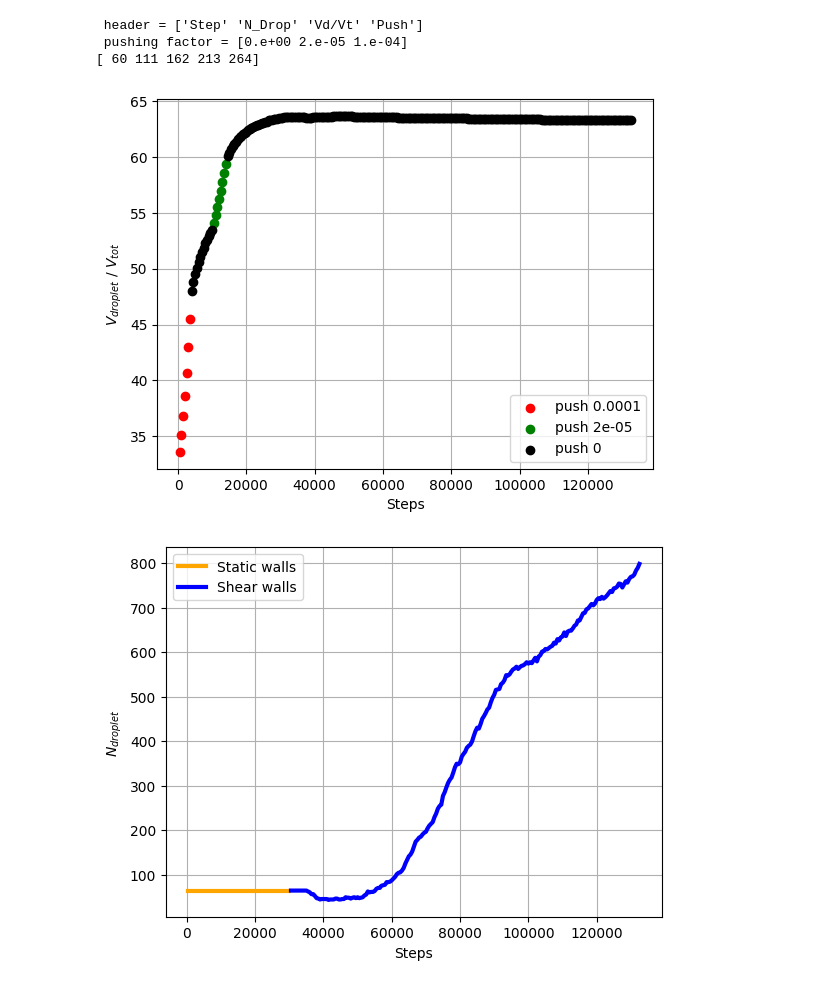
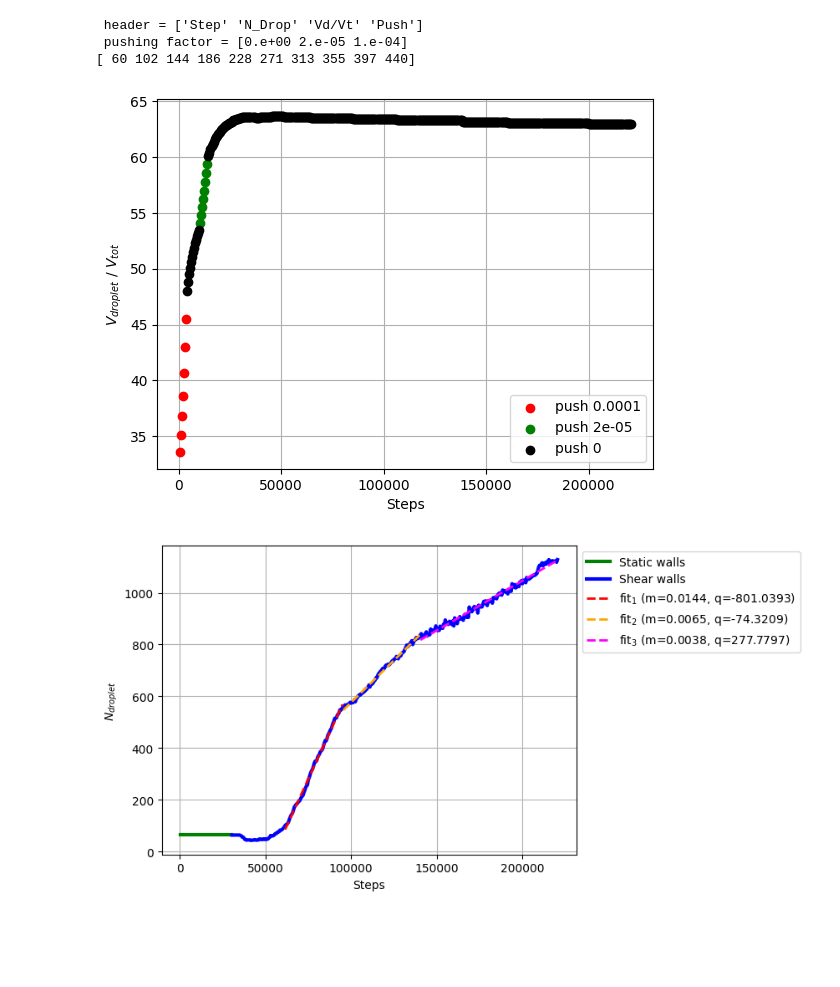
Before and after one commit to mattiamencagli/my-python-plots, a Jupyter notebook: mayo_tests.ipynb, the cells around one changed output. Saved outputs shown, nothing was run; the diff lists cells and outputs as text; code cells hidden in the pictures; blank space fills up the shorter version.

```diff
--- a/mayo_tests.ipynb
+++ b/mayo_tests.ipynb
@@ -62,7 +63,7 @@ name  = "avgz.out"
 avgz  = np.loadtxt(direc+name)
 first_out_shear = int(start_move / dt)
 number_out = int(A[-1,0]/dt)
-number_lines = 5;
+number_lines = 10;
 RR = np.linspace(first_out_shear,number_out-1,number_lines).astype(int)
 print(RR)
 
@@ -87,6 +88,7 @@ def binning(d, info, b, rr):
     max_drop_idx = np.argmax(info[1,:])
     max_d = max(d[max_drop_idx,:])+1
     min_d = min(d[max_drop_idx,:])-1
+    #bins = np.logspace(np.log10(min_d), np.log10(max_d), num=b)
     bins = np.logspace(np.log10(min_d), np.log10(max_d), num=b)
     all_count = []; all_bin_edges = []
     for i in rr:
@@ -98,14 +100,14 @@ step_e_num, d_vol, avg_e_tot_vol = read_nonunif_col(direc+name)
 name = "droplets_surface_clean.dat"
 step_e_num, d_sur, avg_e_tot_vol = read_nonunif_col(direc+name)
 B = 30
-#number_lines_b = 8;
-#RRb = np.linspace(first_out_shear+1,number_out-1,number_lines_b).astype(int)
-count_vol, bin_edges_vol = binning(d_vol, step_e_num, B, RR)
-count_sur, bin_edges_sur = binning(d_sur, step_e_num, B, RR)
+number_lines_b = 5;
+RRb = np.linspace(first_out_shear,number_out-1,number_lines_b).astype(int)
+count_vol, bin_edges_vol = binning(d_vol, step_e_num, B, RRb)
+count_sur, bin_edges_sur = binning(d_sur, step_e_num, B, RRb)
 # %% [output]
  header = ['Step' 'N_Drop' 'Vd/Vt' 'Push']
  pushing factor = [0.e+00 2.e-05 1.e-04]
-[ 60 111 162 213 264]
+[ 60 102 144 186 228 271 313 355 397 440]
 # %%
 def pp(f, p, col):
     mask = (f[:,3] == p)
@@ -114,51 +116,61 @@ _ = plt.figure(3)
 pp(A, ps[2], "red")
 pp(A, ps[1], "green")
 pp(A, ps[0], "black")
+_ = plt.rc('axes', axisbelow=True)
 _ = plt.legend()
-_ = plt.rc('axes', axisbelow=True)
 _ = plt.grid()
 _ = plt.xlabel("Steps")
 _ = plt.ylabel("$V_{droplet}$ / $V_{tot}$")
+#_ = plt.xlim(0,30000)
 
 
 def ppN(f, start, stop, name, col):
     mask = ( (f[:,0]<=stop) & (f[:,0]>start) )
     _ = plt.plot(f[mask,0], f[mask,1], color=col, linewidth=3, label=name)
+def plot_lin_fit(f, start, stop, name, col):
+    mask = ( (f[:,0]<=stop) & (f[:,0]>start) )
+    m, q = np.polyfit(f[mask,0],f[mask,1],1)
+    _ = plt.plot(f[mask,0], m*f[mask,0]+q, color=col, linewidth=2, linestyle="--", label=name+" (m=%1.4f, q=%1.4f)"%(m,q))
 _ = plt.figure(4)
 end = A[-1,0]
-ppN(A, 0, start_move, "Static walls", "orange")
+ppN(A, 0, start_move, "Static walls", "green")
 ppN(A, start_move, end, "Shear walls", "blue")
-_ = plt.legend()
+plot_lin_fit(A,61000,95000,"fit$_1$","red")
+plot_lin_fit(A,95000,140000,"fit$_2$","orange")
+plot_lin_fit(A,140000,number_out*dt,"fit$_3$","magenta")
+_ = plt.plot()
 _ = plt.rc('axes', axisbelow=True)
+_ = plt.legend(loc='upper left', bbox_to_anchor=(1, 1))
 _ = plt.grid()
 _ = plt.xlabel("Steps")
 _ = plt.ylabel("$N_{droplet}$")
 
 
 _ = plt.figure(5)
 l = np.linspace(0,511,10)
 lv = np.linspace(-0.1,+0.1,10)
 _ = plt.plot(l,lv,color='black', linestyle='--',linewidth=1, label="ideal")
 for i in RR:
     _ = plt.plot(avgz[i,:], linewidth=2, label="t=%d"%(i*dt))
+_ = plt.rc('axes', axisbelow=True)
 _ = plt.legend(loc='upper left', bbox_to_anchor=(1, 1))
-_ = plt.rc('axes', axisbelow=True)
 _ = plt.grid()
 _ = plt.xlabel("Z axis")
 _ = plt.ylabel("avg $v_x$ (on XY plane)")
 
 
 _ = plt.figure(6)
 lw = 3
-for i in range(number_lines):
-    idx = RR[i]-1 #-1 perche' RR e' pensato per non partire da zero, ma qui ho lo zero
-    lw -= 0.3
+for i in range(number_lines_b):
+    idx = RRb[i]-1 #-1 perche' RR e' pensato per non partire da zero, ma qui ho lo zero
+    #lw -= 0.5
     _ = plt.stairs(count_vol[i,:], bin_edges_vol[i,:], linewidth=lw, label="$t=%d$ $(N_{d}=%d)$"%(step_e_num[0,idx],step_e_num[1,idx]))
 _ = plt.xscale('log')
 _ = plt.xlabel('$V_{droplets}$')
 _ = plt.ylabel('# droplets')
+_ = plt.rc('axes', axisbelow=True)
 _ = plt.legend(loc='upper left', bbox_to_anchor=(1, 1))
 _ = plt.grid(True)
 # %% [output]
-[figure, old version]
+[figure, new version]
-[figure, old version]
+[figure, new version]
```
Also changed, not shown: parts of 2 cells of this notebook.
